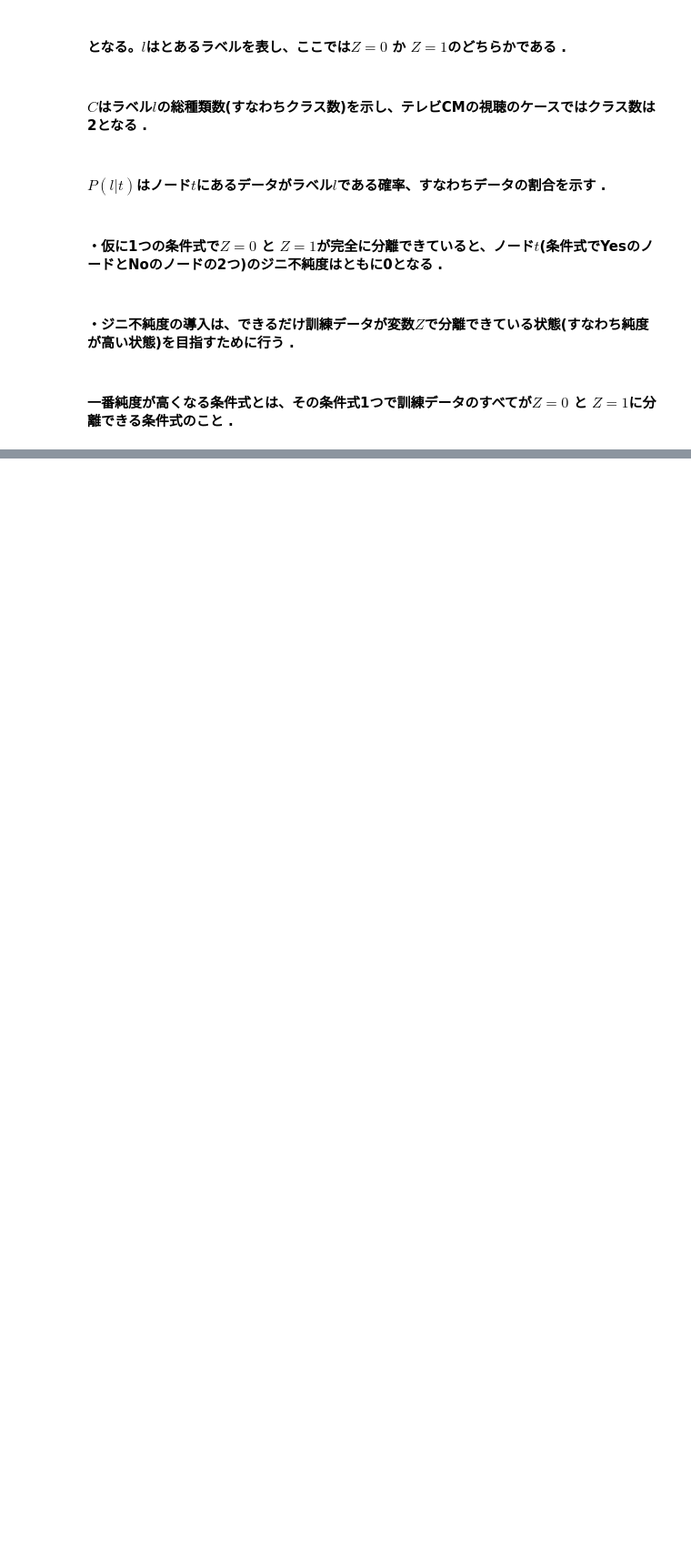
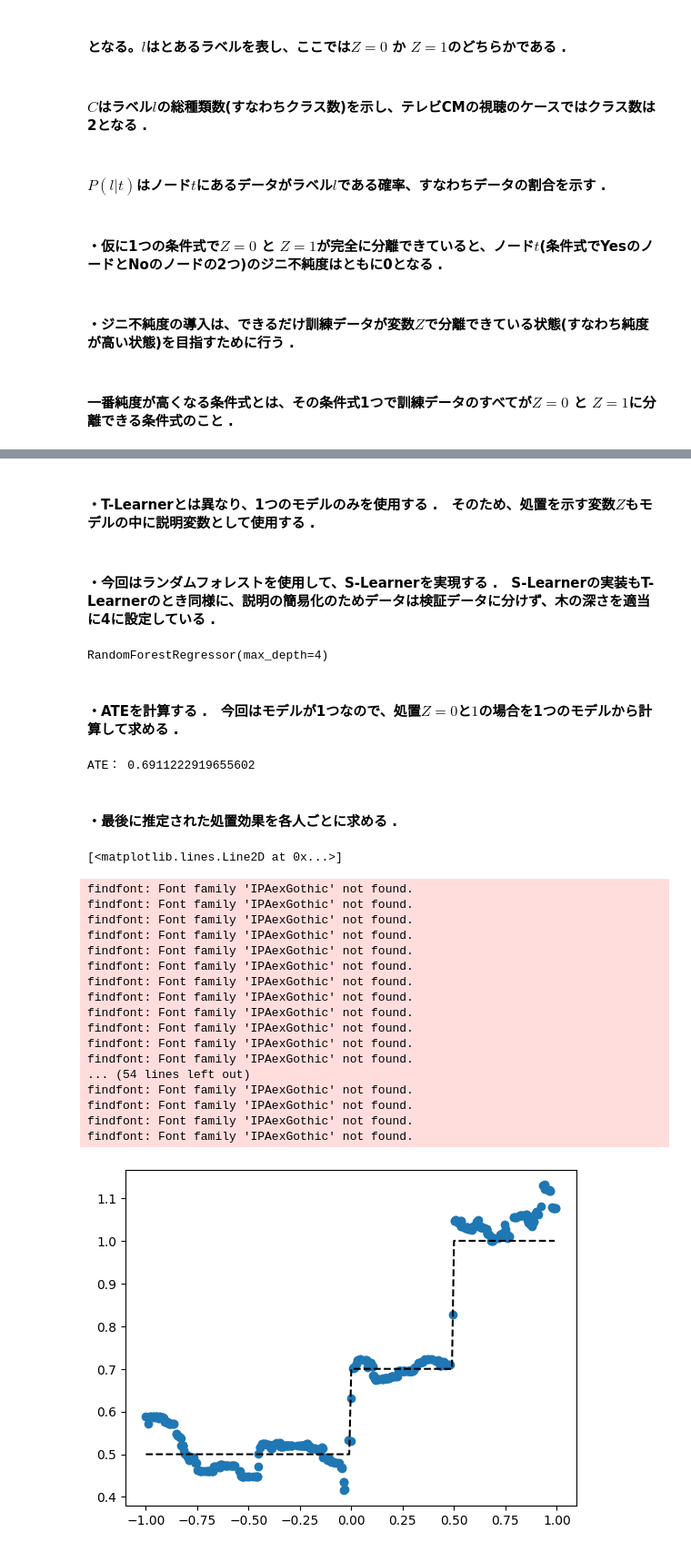
Before and after one commit to LABO-M/Python-causal-analysis, a Jupyter notebook: chapter5/chapter5.ipynb, the cells around one changed output, grey strips where cells are left out. Shown: that part at 91% size. Cells and saved outputs as stored; diff of their text form; code cells hidden in the pictures; blank space fills up the shorter version.

```diff
--- a/chapter5/chapter5.ipynb
+++ b/chapter5/chapter5.ipynb
@@ -48,0 +705,59 @@ $$
+# %% [markdown]
+#### ・T-Learnerとは異なり、1つのモデルのみを使用する .　そのため、処置を示す変数$Z$もモデルの中に説明変数として使用する .
+# %% [markdown]
+#### ・今回はランダムフォレストを使用して、S-Learnerを実現する .　S-Learnerの実装もT-Learnerのとき同様に、説明の簡易化のためデータは検証データに分けず、木の深さを適当に4に設定している .
+# %%
+# ランダムフォレストモデルを作成
+from sklearn.ensemble import RandomForestRegressor
+
+# モデルを学習
+reg = RandomForestRegressor(max_depth=4)
+X = df.loc[:, ["x", "Z"]]
+reg.fit(X, df[["Y"]])
+# %% [output]
+RandomForestRegressor(max_depth=4)
+# %% [markdown]
+#### ・ATEを計算する .　今回はモデルが1つなので、処置$Z=0$と$1$の場合を1つのモデルから計算して求める .
+# %%
+# 処置が0と1の状態を作成する
+X_0 = X.copy()
+X_0["Z"] = 0.0
+
+X_1 = X.copy()
+X_1["Z"] = 1.0
+
+# ATEの計算
+ATE = (reg.predict(X_1)-reg.predict(X_0)).mean()
+print("ATE：", ATE)
+# %% [output]
+ATE： 0.6911222919655602
+# %% [markdown]
+#### ・最後に推定された処置効果を各人ごとに求める .
+# %%
+# 推定された治療効果を各人ごとに求めます
+t_estimated = reg.predict(X_1)-reg.predict(X_0)
+plt.scatter(df[["x"]], t_estimated,
+            label="estimated_treatment-effect")
+
+# 正解を描画
+plt.plot(x_index, t_ans, color='black', ls='--', label='Baseline')
+# %% [output]
+[<matplotlib.lines.Line2D at 0x...>]
+findfont: Font family 'IPAexGothic' not found.
+findfont: Font family 'IPAexGothic' not found.
+findfont: Font family 'IPAexGothic' not found.
+findfont: Font family 'IPAexGothic' not found.
+findfont: Font family 'IPAexGothic' not found.
+findfont: Font family 'IPAexGothic' not found.
+findfont: Font family 'IPAexGothic' not found.
+findfont: Font family 'IPAexGothic' not found.
+findfont: Font family 'IPAexGothic' not found.
+findfont: Font family 'IPAexGothic' not found.
+findfont: Font family 'IPAexGothic' not found.
+findfont: Font family 'IPAexGothic' not found.
+... (54 lines left out)
+findfont: Font family 'IPAexGothic' not found.
+findfont: Font family 'IPAexGothic' not found.
+findfont: Font family 'IPAexGothic' not found.
+findfont: Font family 'IPAexGothic' not found.
+[figure, added]
```
Also changed, not shown: parts of 199 cells of this notebook, 1 other file.
